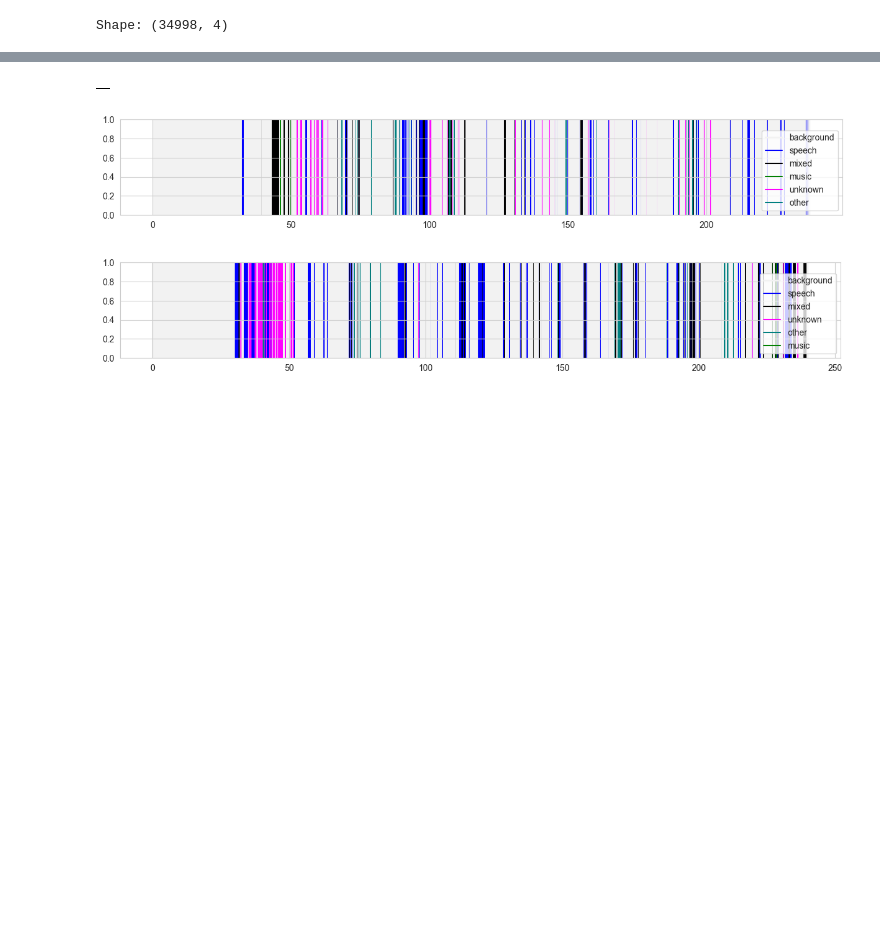
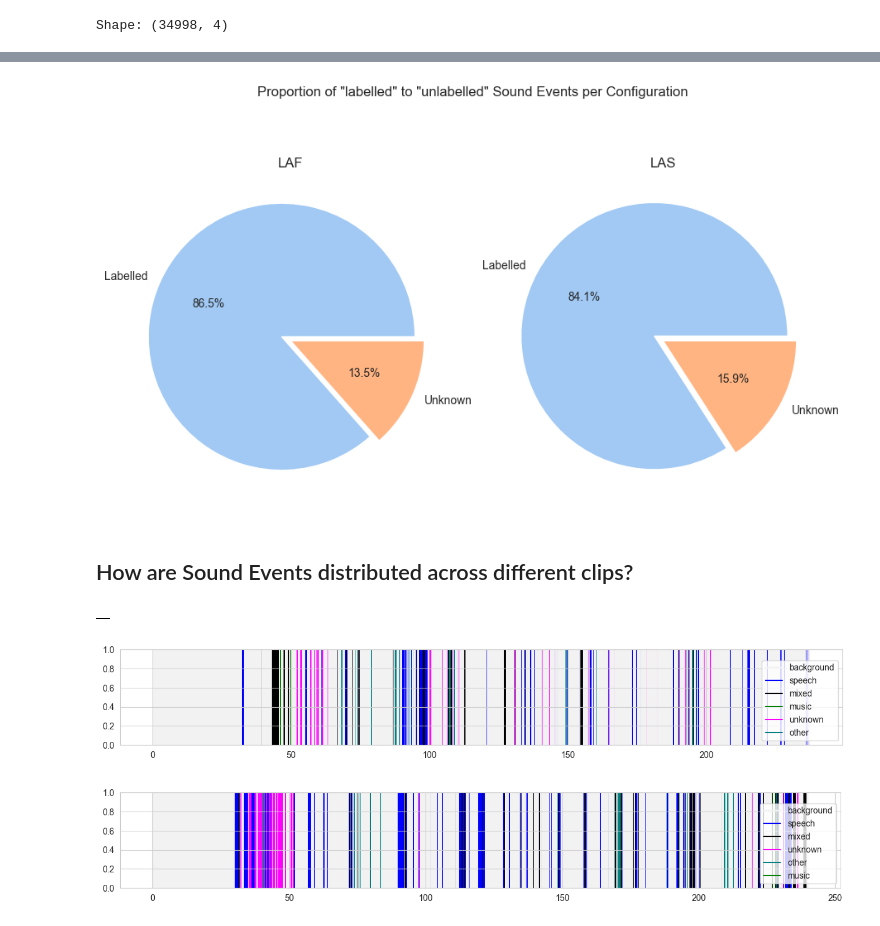
Before and after one commit to jonnor/dominant-sound, a Jupyter notebook: notebooks/Time_Dominance_EDA.ipynb, the cells around one changed output, grey strips where cells are left out. Drawn from its saved outputs; the diff is of its cells as text; code cells hidden in the pictures; blank space fills up the shorter version.

```diff
--- a/notebooks/Time_Dominance_EDA.ipynb
+++ b/notebooks/Time_Dominance_EDA.ipynb
@@ -215,3 +367,24 @@ plt.show()
+# %%
+colors = sns.color_palette('pastel')[0:2]
+fig = plt.figure(figsize=(9,6), constrained_layout=True)
+#1 row 2 columns
+fig.suptitle('Proportion of "labelled" to "unlabelled" Sound Events per Configuration')
+explode=[0.075, 0]
+#first row, first column
+ax1 = plt.subplot2grid((1,2),(0,1))
+plt.pie([LAS_knw, LAS_unk], labels=['Labelled', 'Unknown'], autopct='%1.1f%%', colors=colors, explode=explode)
+plt.title('LAS')
+
+#first row sec column
+ax1 = plt.subplot2grid((1,2),(0,0))
+plt.pie([LAF_knw, LAF_unk], labels=['Labelled', 'Unknown'], autopct='%1.1f%%', colors=colors, explode=explode)
+plt.title('LAF')
+
+plt.show()
+# %% [output]
+[figure, added]
+# %% [markdown]
+## How are Sound Events distributed across different clips?
 # %%
 def dense_to_events(df : pandas.DataFrame,
                     category_column='label',
```
Also changed, not shown: parts of 38 cells of this notebook.
